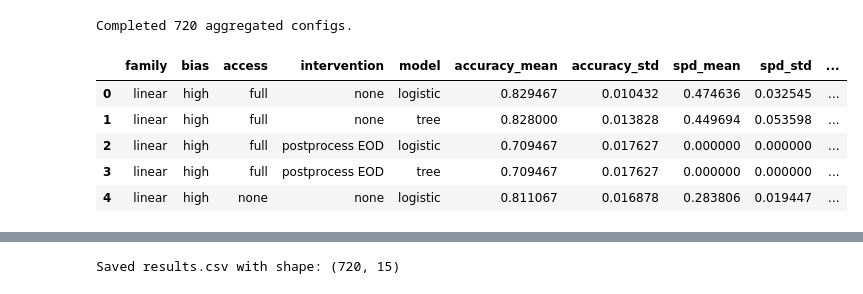
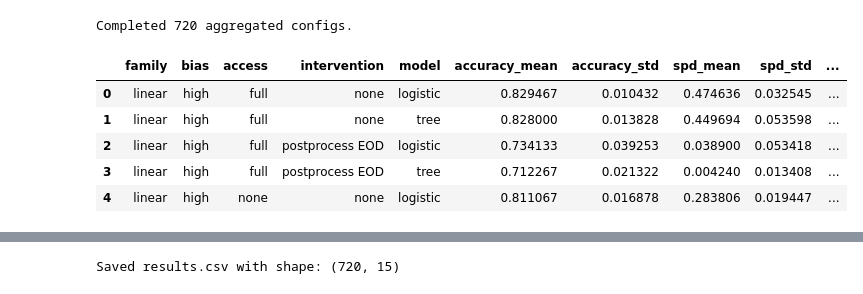
Before and after one commit to borhan-stat/fairness-simulation-paper, a Jupyter notebook: fairness_simulation.ipynb, the cells around one changed output, grey strips where cells are left out. Saved outputs shown, nothing was run; the diff lists cells and outputs as text; code cells hidden in the pictures.

```diff
--- a/fairness_simulation.ipynb
+++ b/fairness_simulation.ipynb
@@ -111,24 +111,44 @@ def residualize_from_train(X_tr, A_tr, X_oth, A_oth):
         X_oth_res[:,j] = X_oth[:,j] - lr.predict(A_oth_)
     return X_tr_res, X_oth_res
 
+def equalized_odds_thresholds(p_val, y_val, A_val, grid=101, tol=1e-6):
 
-def equalized_odds_thresholds(p_val, y_val, A_val, grid=101):
-    ts = np.linspace(0,1,grid)
-    best = (np.inf, 0.5, 0.5)
+    ts = np.linspace(0.01, 0.99, grid)
+
+    best_crit = np.inf
+    best_acc  = -np.inf
+    best_t0, best_t1 = 0.5, 0.5
+
     for t0 in ts:
         for t1 in ts:
-            yhat = np.where(A_val==1, (p_val>=t1).astype(int), (p_val>=t0).astype(int))
+            yhat = np.where(A_val == 1,
+                            (p_val >= t1).astype(int),
+                            (p_val >= t0).astype(int))
+
+
             def rates(g):
-                m=(A_val==g); yt, yh = y_val[m], yhat[m]
-                tp=((yt==1)&(yh==1)).sum(); fn=((yt==1)&(yh==0)).sum()
-                fp=((yt==0)&(yh==1)).sum(); tn=((yt==0)&(yh==0)).sum()
-                tpr = tp / max(tp+fn,1); fpr = fp / max(fp+tn,1)
+                m = (A_val == g)
+                yt, yh = y_val[m], yhat[m]
+                tp = ((yt == 1) & (yh == 1)).sum()
+                fn = ((yt == 1) & (yh == 0)).sum()
+                fp = ((yt == 0) & (yh == 1)).sum()
+                tn = ((yt == 0) & (yh == 0)).sum()
+                tpr = tp / max(tp + fn, 1)
+                fpr = fp / max(fp + tn, 1)
                 return tpr, fpr
-            tpr0,fpr0 = rates(0); tpr1,fpr1 = rates(1)
-            crit = max(abs(tpr0-tpr1), abs(fpr0-fpr1))
-            if crit < best[0]:
-                best = (crit, t0, t1)
-    return {"t0": best[1], "t1": best[2]}
+
+            tpr0, fpr0 = rates(0)
+            tpr1, fpr1 = rates(1)
+            crit = max(abs(tpr0 - tpr1), abs(fpr0 - fpr1))
+
+            acc = (yhat == y_val).mean()
+
+            if crit < best_crit - tol or (abs(crit - best_crit) <= tol and acc > best_acc):
+                best_crit = crit
+                best_acc = acc
+                best_t0, best_t1 = t0, t1
+
+    return {"t0": best_t0, "t1": best_t1}
 
 
 def apply_group_thresholds(p, A, th):
@@ -310,35 +330,35 @@ def run_factorial_detailed(families, models, replicates=10, flip_p=0.3, seed0=12
 
 
 # ==============================================================================================
 # 8. RUN EXPERIMENT AND SUMMARIZE RESULTS
 # ==============================================================================================
 FAMILIES = ["linear","nonlinear","noisy outcome"]
 MODELS   = ["logistic","tree"]
 REPLICATES = 10
 FLIP_P = 0.3
 
 df = run_factorial_detailed(FAMILIES, MODELS, replicates=REPLICATES, flip_p=FLIP_P, seed0=2024)
 print(f"Completed {len(df)} aggregated configs.")
 
 # --- Summary Statistics
 summary = (
     df.groupby(["family","bias","access","intervention","model"])
       .agg(
           accuracy_mean=("accuracy","mean"), accuracy_std=("accuracy","std"),
           spd_mean=("spd","mean"),           spd_std=("spd","std"),
           eod_mean=("eod","mean"),           eod_std=("eod","std")
       )
       .reset_index()
 )
 
 display(summary.head())
 # %% [output]
 Completed 720 aggregated configs.
 |  | family | bias | access | intervention | model | accuracy_mean | accuracy_std | spd_mean | spd_std | ... |
 | 0 | linear | high | full | none | logistic | 0.829467 | 0.010432 | 0.474636 | 0.032545 | ... |
 | 1 | linear | high | full | none | tree | 0.828000 | 0.013828 | 0.449694 | 0.053598 | ... |
-| 2 | linear | high | full | postprocess EOD | logistic | 0.709467 | 0.017627 | 0.000000 | 0.000000 | ... |
-| 3 | linear | high | full | postprocess EOD | tree | 0.709467 | 0.017627 | 0.000000 | 0.000000 | ... |
+| 2 | linear | high | full | postprocess EOD | logistic | 0.734133 | 0.039253 | 0.038900 | 0.053418 | ... |
+| 3 | linear | high | full | postprocess EOD | tree | 0.712267 | 0.021322 | 0.004240 | 0.013408 | ... |
 | 4 | linear | high | none | none | logistic | 0.811067 | 0.016878 | 0.283806 | 0.019447 | ... |
 # %%
 # ==================================================================================================
```
Also changed, not shown: parts of 3 cells of this notebook.
